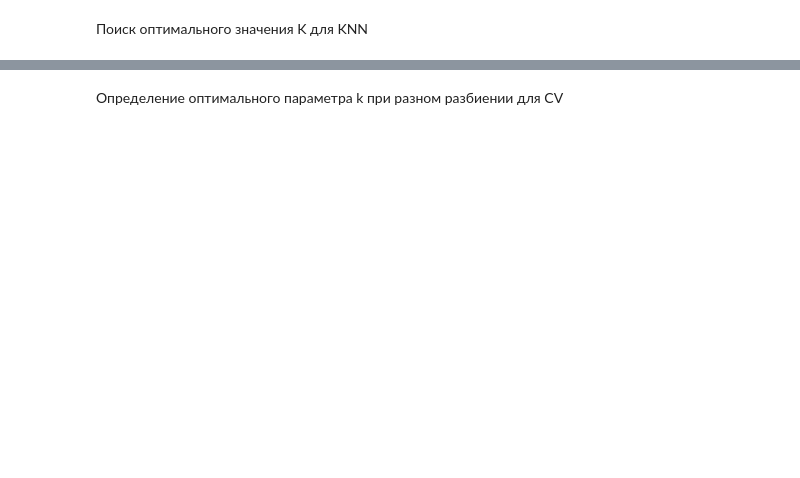
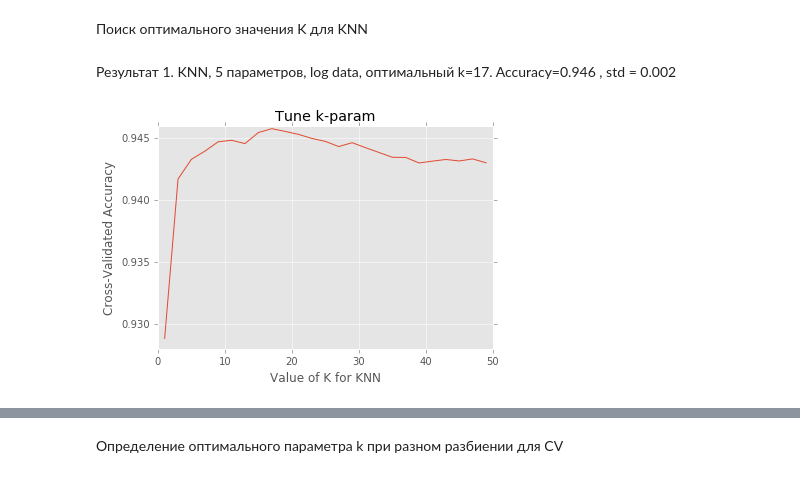
Before and after one commit to Evgeneus/InData-Labs-Contest, a Jupyter notebook: star_mission.ipynb, the cells around one changed output, grey strips where cells are left out. Saved outputs shown, nothing was run; the diff lists cells and outputs as text; code cells hidden in the pictures; blank space fills up the shorter version.

```diff
--- a/star_mission.ipynb
+++ b/star_mission.ipynb
@@ -123,0 +149,6 @@ model_rfc = RandomForestClassifier(n_estimators = 10)
+# %% [markdown]
+Результат 1. KNN, 5 параметров, log data, оптимальный k=17. Accuracy=0.946 , std = 0.002
+# %%
+Image(filename='img/k17nn_5par_log.png')
+# %% [output]
+[figure, added]
```
Also changed, not shown: parts of 24 cells of this notebook, 4 other files.
